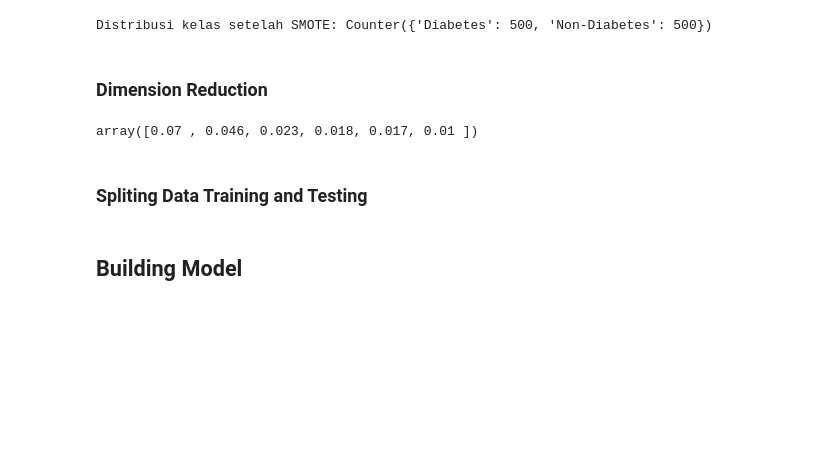
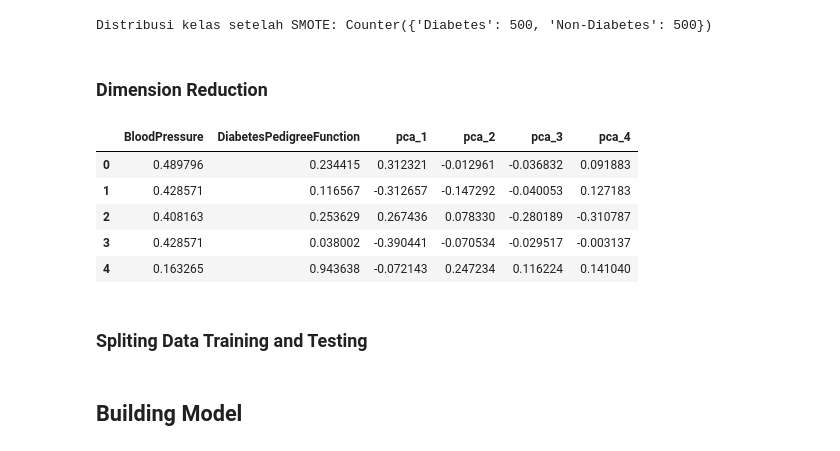
Before and after one commit to Refanz/diabetes-predictive-analytic, a Jupyter notebook: notebook.ipynb, the cells around one changed output. Cells and saved outputs as stored; diff of their text form; code cells hidden in the pictures; blank space fills up the shorter version.

```diff
--- a/notebook.ipynb
+++ b/notebook.ipynb
@@ -562,13 +566,27 @@ Distribusi kelas setelah SMOTE: Counter({'Diabetes': 500, 'Non-Diabetes': 500})
 ### **Dimension Reduction**
 # %%
 pca = PCA(n_components=0.9, random_state=42)
-pca.fit(X_resampled)
 
-X_pca = pca.transform(X_resampled)
+# Melakukan PCA untuk kolom yang memiliki korelasi cukup tinggi
+X_pca = pca.fit_transform(X_resampled[high_corr_cols])
+pca.explained_variance_.round(3)
 
-pca.explained_variance_.round(3)
+# Membuat dataframe baru untuk menyimpan hasil reduksi
+df_pca = pd.DataFrame(data=X_pca, columns=['pca_1', 'pca_2', 'pca_3', 'pca_4'])
+
+X_final = pd.concat([
+    X_resampled.drop(columns=high_corr_cols),
+    df_pca
+], axis=1)
+
+X_final.head(5)
 # %% [output]
-array([0.07 , 0.046, 0.023, 0.018, 0.017, 0.01 ])
+|  | BloodPressure | DiabetesPedigreeFunction | pca_1 | pca_2 | pca_3 | pca_4 |
+| 0 | 0.489796 | 0.234415 | 0.312321 | -0.012961 | -0.036832 | 0.091883 |
+| 1 | 0.428571 | 0.116567 | -0.312657 | -0.147292 | -0.040053 | 0.127183 |
+| 2 | 0.408163 | 0.253629 | 0.267436 | 0.078330 | -0.280189 | -0.310787 |
+| 3 | 0.428571 | 0.038002 | -0.390441 | -0.070534 | -0.029517 | -0.003137 |
+| 4 | 0.163265 | 0.943638 | -0.072143 | 0.247234 | 0.116224 | 0.141040 |
 # %% [markdown]
 ### **Spliting Data Training and Testing**
 # %%
```
Also changed, not shown: parts of 38 cells of this notebook, 1 other file.
